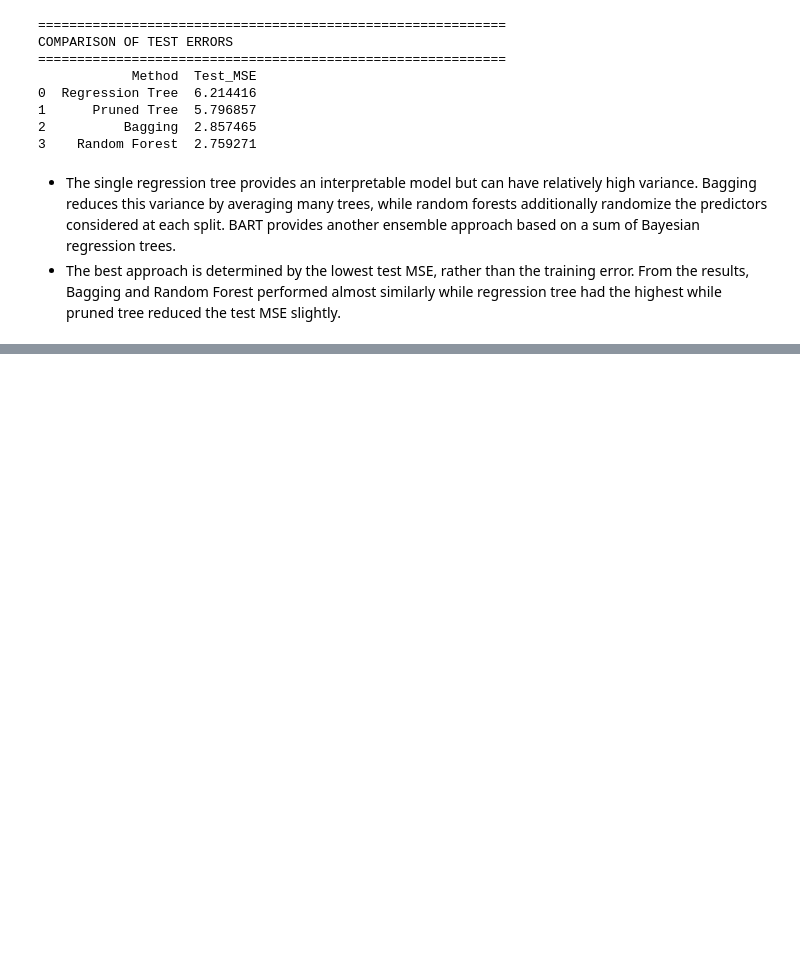
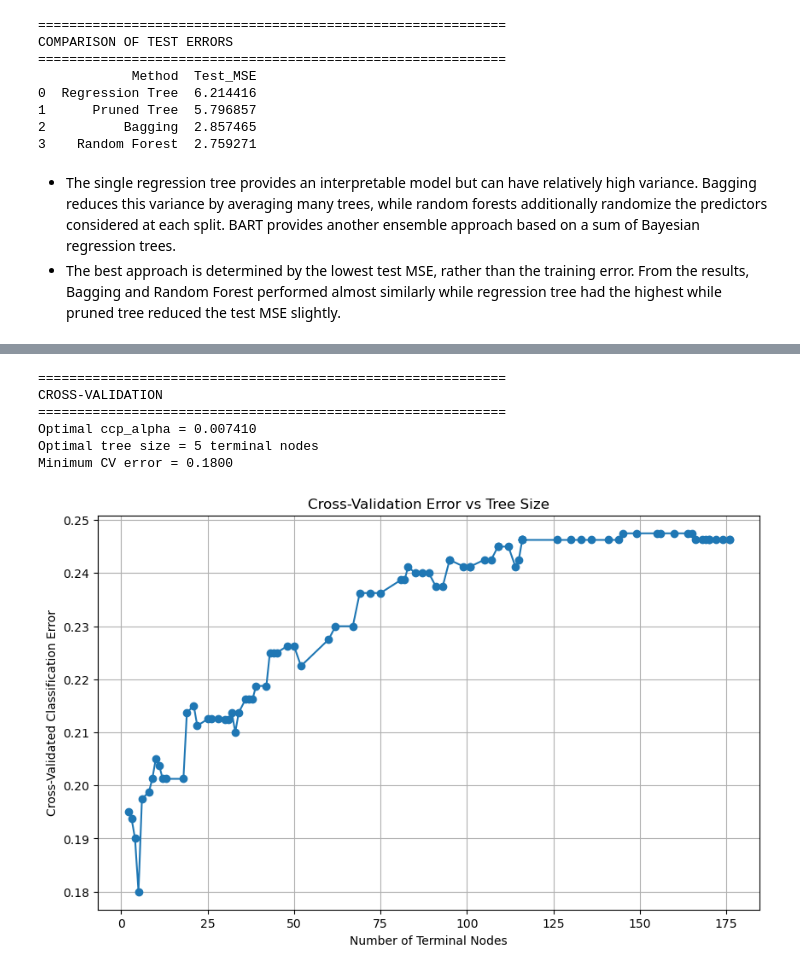
Before and after one commit to sumukha-r/isl-python-solutions, a Jupyter notebook: Chapter08-Tree-Based-Models/Chapter08-Tree-Based-Models.ipynb, the cells around one changed output, grey strips where cells are left out. Cells and saved outputs as stored; diff of their text form; code cells hidden in the pictures; blank space fills up the shorter version.

```diff
--- a/Chapter08-Tree-Based-Models/Chapter08-Tree-Based-Models.ipynb
+++ b/Chapter08-Tree-Based-Models/Chapter08-Tree-Based-Models.ipynb
@@ -296,0 +385,41 @@ COMPARISON OF TEST ERRORS
+# %%
+path = DecisionTreeClassifier(random_state=1).cost_complexity_pruning_path(X_train, y_train)
+ccp_alphas = path.ccp_alphas[:-1]
+
+cv_errors = []
+tree_sizes = []
+
+for alpha in ccp_alphas:
+    model = DecisionTreeClassifier(random_state=1, ccp_alpha=alpha)
+    scores = cross_val_score(model, X_train, y_train, cv=10, scoring="accuracy")
+    cv_errors.append(1 - scores.mean())
+    model.fit(X_train, y_train)
+    tree_sizes.append(model.get_n_leaves())
+
+best_idx = np.argmin(cv_errors)
+best_alpha = ccp_alphas[best_idx]
+best_tree_size = tree_sizes[best_idx]
+best_cv_error = cv_errors[best_idx]
+
+print("=" * 60)
+print("CROSS-VALIDATION")
+print("=" * 60)
+print(f"Optimal ccp_alpha = {best_alpha:.6f}")
+print(f"Optimal tree size = {best_tree_size} terminal nodes")
+print(f"Minimum CV error = {best_cv_error:.4f}")
+
+plt.figure(figsize=(10, 6))
+plt.plot(tree_sizes, cv_errors, marker="o")
+plt.xlabel("Number of Terminal Nodes")
+plt.ylabel("Cross-Validated Classification Error")
+plt.title("Cross-Validation Error vs Tree Size")
+plt.grid()
+plt.show()
+# %% [output]
+============================================================
+CROSS-VALIDATION
+============================================================
+Optimal ccp_alpha = 0.007410
+Optimal tree size = 5 terminal nodes
+Minimum CV error = 0.1800
+[figure, added]
```
Also changed, not shown: parts of 7 cells of this notebook, 1 other file.
